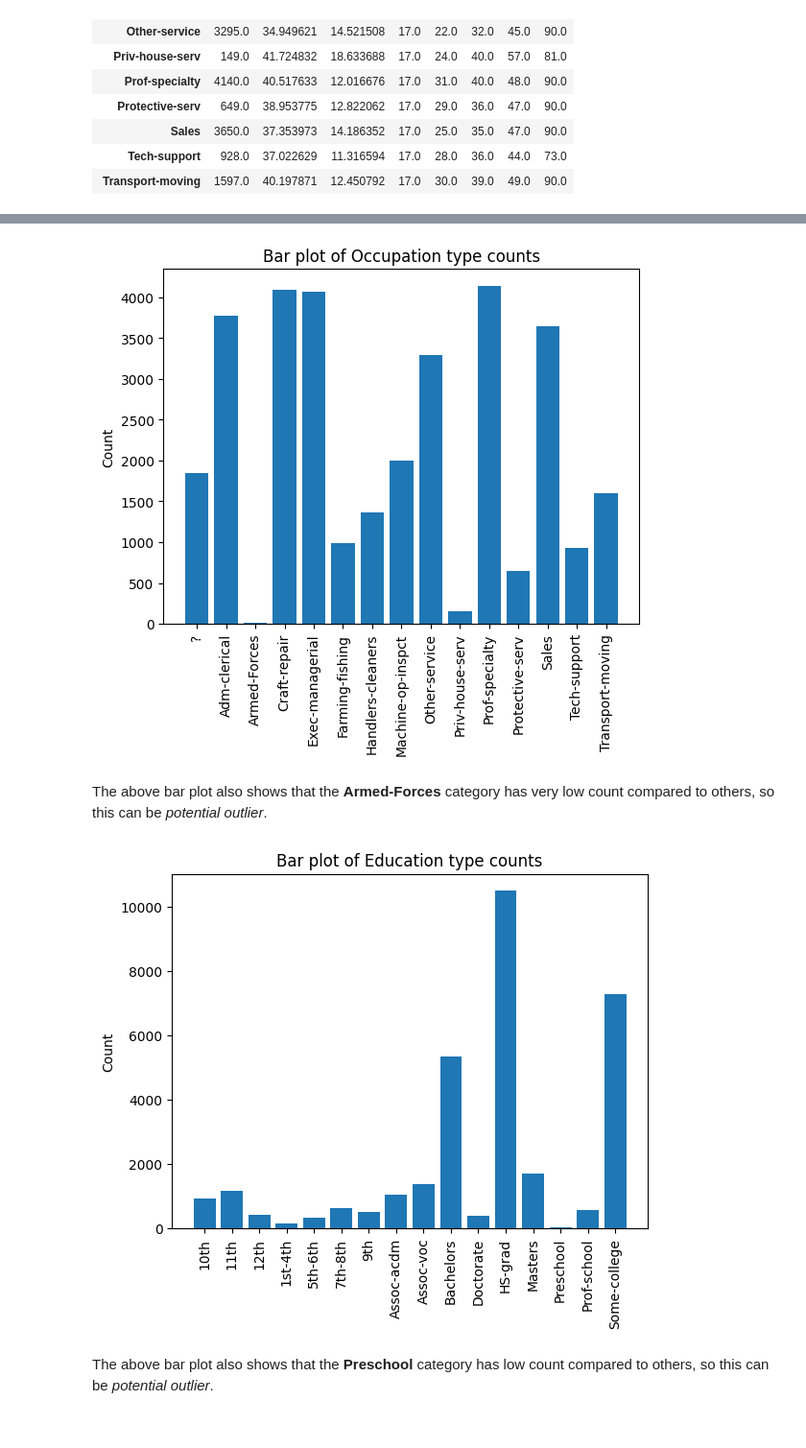
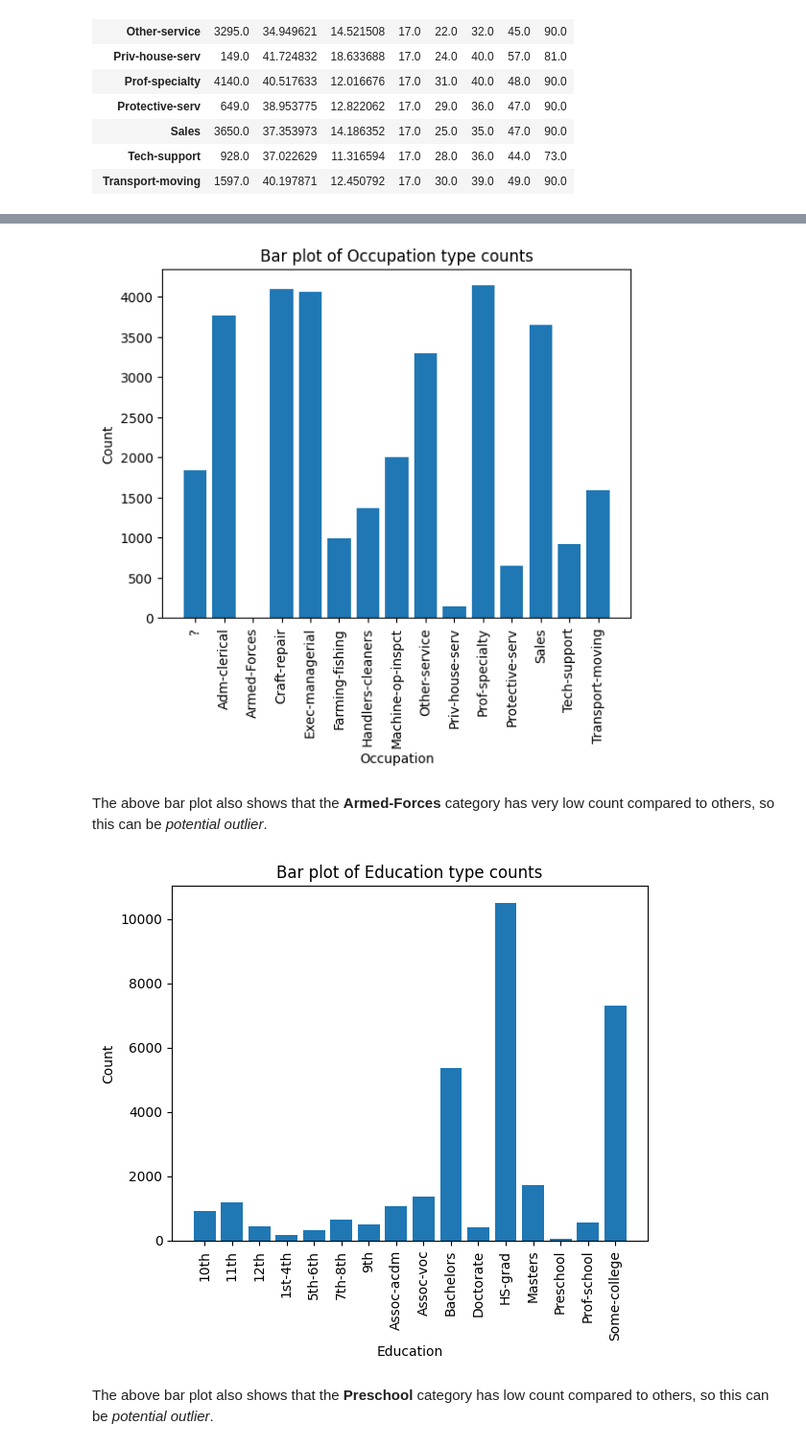
Before and after one commit to biswajit-bellevue/DSC540, a Jupyter notebook: SharmaDSC540Week3&4.ipynb, the cells around one changed output, grey strips where cells are left out. Shown at 96% size. Saved outputs shown, nothing was run; the diff lists cells and outputs as text; code cells hidden in the pictures.

```diff
--- a/SharmaDSC540Week3&4.ipynb
+++ b/SharmaDSC540Week3&4.ipynb
@@ -318,22 +332,24 @@ occupation_grouped_df = df_subset.groupby("occupation").describe()["age"]
 plt.bar(x=occupation_grouped_df.index, height=occupation_grouped_df["count"])
 plt.xticks(rotation='vertical')
 plt.ylabel("Count")
+plt.xlabel("Occupation")
 plt.title("Bar plot of Occupation type counts")
 plt.show()
 # %% [output]
-[figure, old version]
+[figure, new version]
 # %% [markdown]
 The above bar plot also shows that the **Armed-Forces** category has very low count compared to others, so this can be _potential outlier_.
 # %%
 # using subset and group by to find outliers
 education_grouped_df = df_subset.groupby("education").describe()["age"]
 plt.bar(x=education_grouped_df.index, height=education_grouped_df["count"])
 plt.xticks(rotation='vertical')
 plt.ylabel("Count")
+plt.xlabel("Education")
 plt.title("Bar plot of Education type counts")
 plt.show()
 # %% [output]
-[figure, old version]
+[figure, new version]
 # %% [markdown]
 The above bar plot also shows that the **Preschool** category has low count compared to others, so this can be _potential outlier_.
 # %%
```
Also changed, not shown: parts of 15 cells of this notebook, 14 other files.
